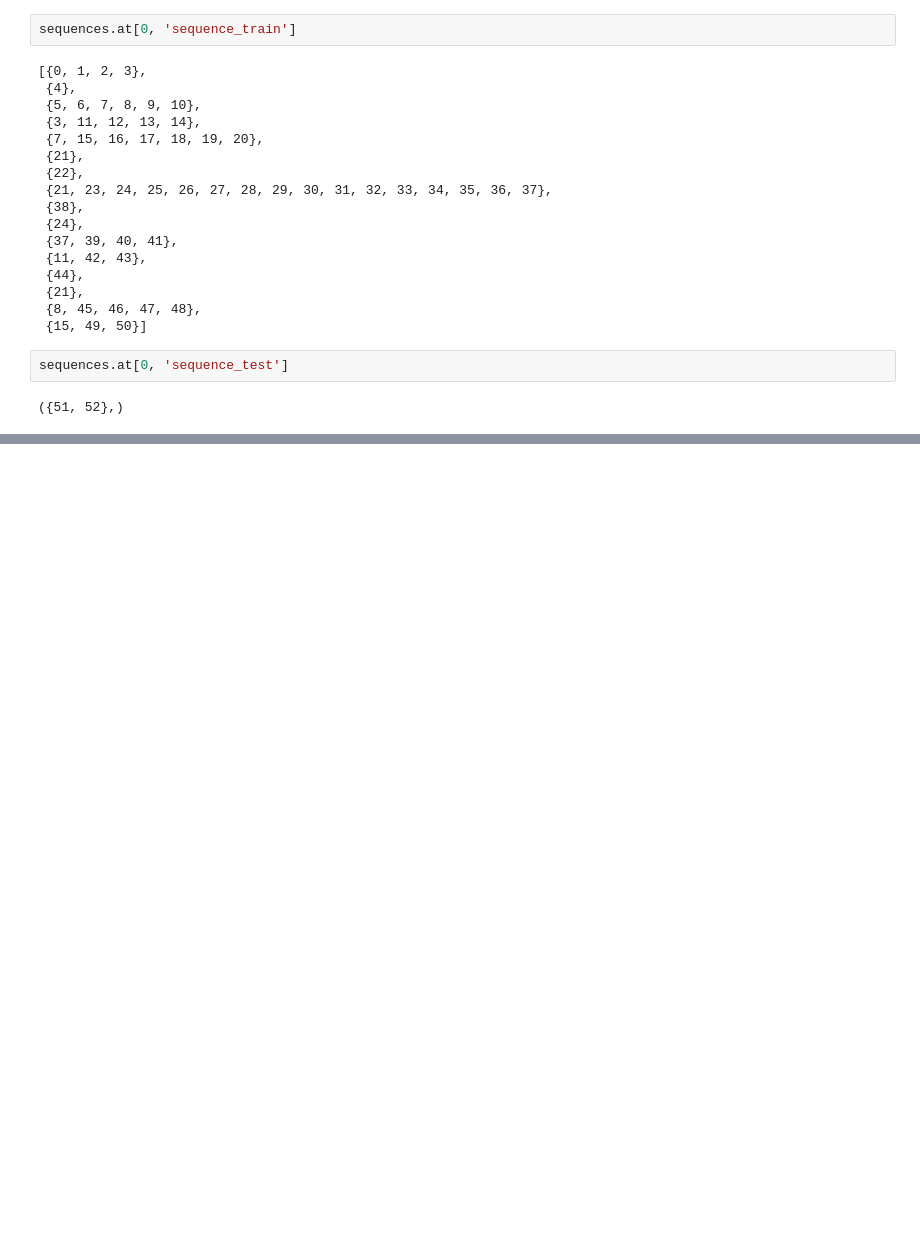
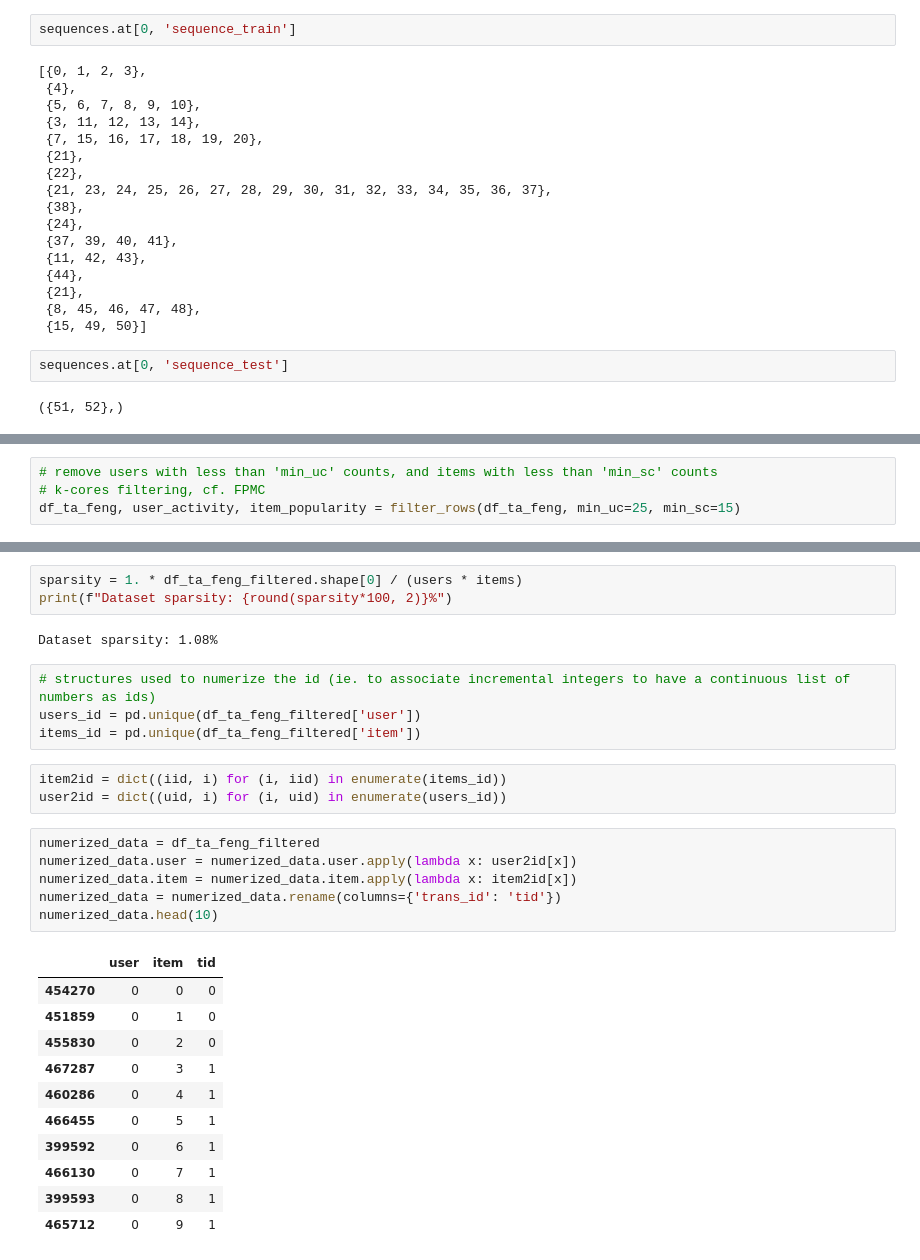
Before and after one commit to jbgriesner/seq_markov_reco_preprocess, a Jupyter notebook: Processing for Recommendation and Sequences Database.ipynb, the cells around one changed output, grey strips where cells are left out. Drawn from its saved outputs; the diff is of its cells as text; blank space fills up the shorter version.

```diff
--- a/Processing for Recommendation and Sequences Database.ipynb
+++ b/Processing for Recommendation and Sequences Database.ipynb
@@ -215,0 +242,4 @@ sequences.at[0, 'sequence_test']
+# %%
+# remove users with less than 'min_uc' counts, and items with less than 'min_sc' counts
+# k-cores filtering, cf. FPMC
+df_ta_feng, user_activity, item_popularity = filter_rows(df_ta_feng, min_uc=25, min_sc=15)
@@ -215,0 +286,30 @@ sequences.at[0, 'sequence_test']
+# %%
+sparsity = 1. * df_ta_feng_filtered.shape[0] / (users * items)
+print(f"Dataset sparsity: {round(sparsity*100, 2)}%")
+# %% [output]
+Dataset sparsity: 1.08%
+# %%
+# structures used to numerize the id (ie. to associate incremental integers to have a continuous list of numbers as ids)
+users_id = pd.unique(df_ta_feng_filtered['user'])
+items_id = pd.unique(df_ta_feng_filtered['item'])
+# %%
+item2id = dict((iid, i) for (i, iid) in enumerate(items_id))
+user2id = dict((uid, i) for (i, uid) in enumerate(users_id))
+# %%
+numerized_data = df_ta_feng_filtered
+numerized_data.user = numerized_data.user.apply(lambda x: user2id[x])
+numerized_data.item = numerized_data.item.apply(lambda x: item2id[x])
+numerized_data = numerized_data.rename(columns={'trans_id': 'tid'})
+numerized_data.head(10)
+# %% [output]
+|  | user | item | tid |
+| 454270 | 0 | 0 | 0 |
+| 451859 | 0 | 1 | 0 |
+| 455830 | 0 | 2 | 0 |
+| 467287 | 0 | 3 | 1 |
+| 460286 | 0 | 4 | 1 |
+| 466455 | 0 | 5 | 1 |
+| 399592 | 0 | 6 | 1 |
+| 466130 | 0 | 7 | 1 |
+| 399593 | 0 | 8 | 1 |
+| 465712 | 0 | 9 | 1 |
```
Also changed, not shown: parts of 11 cells of this notebook.
